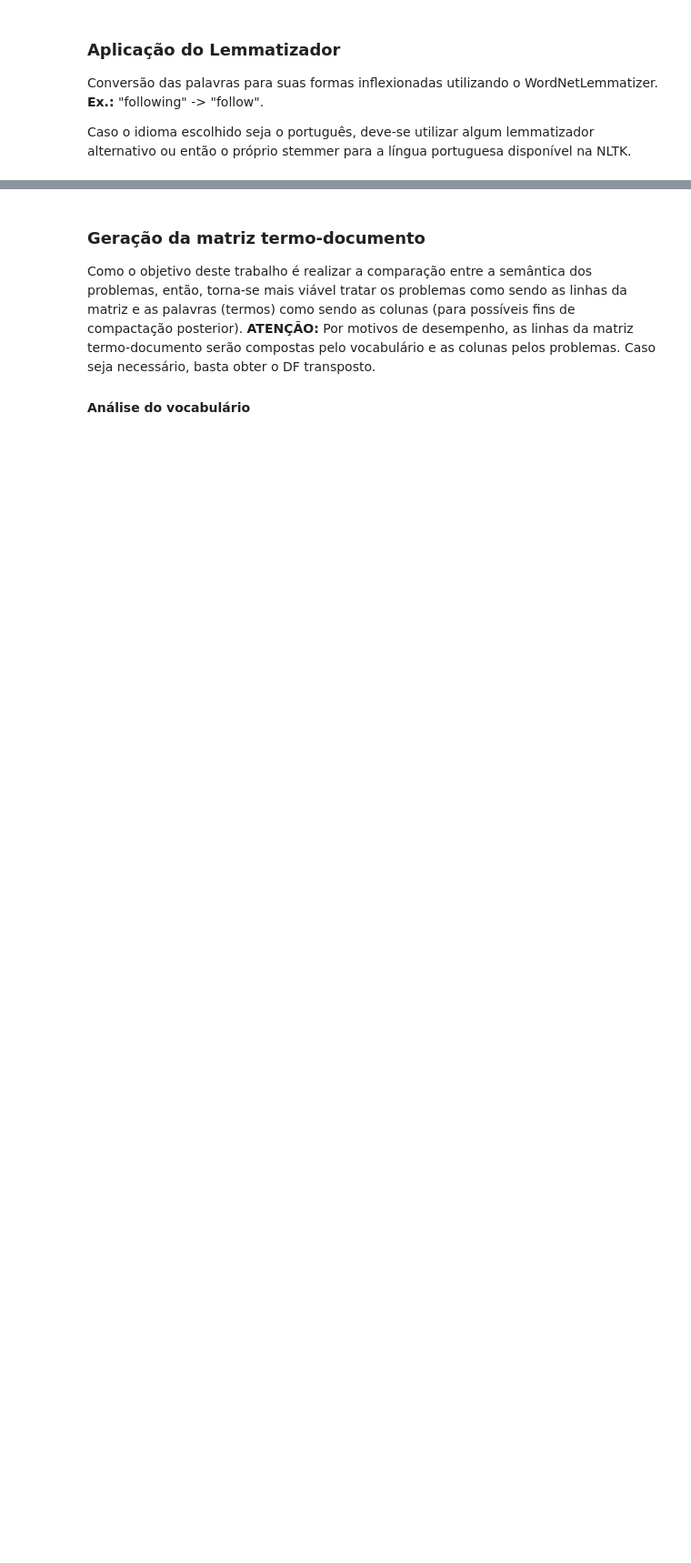
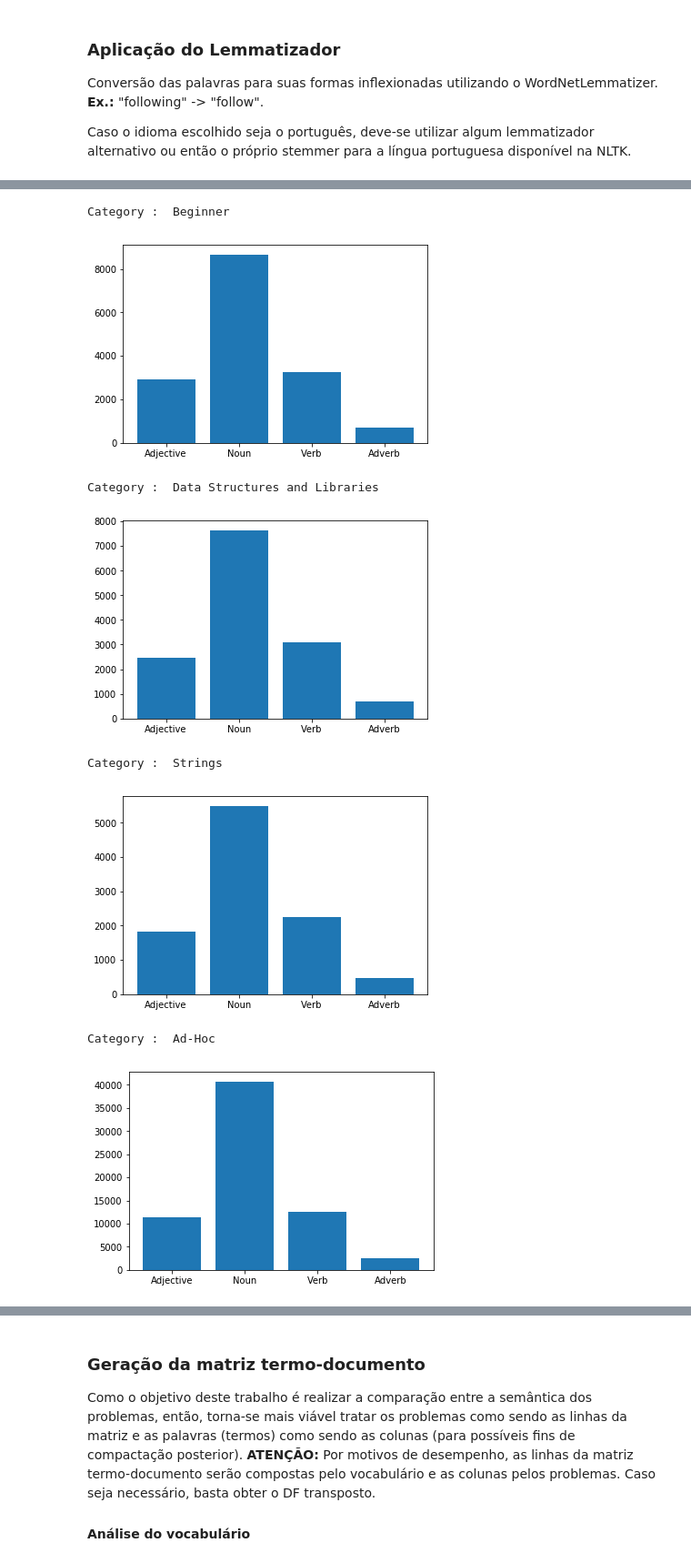
Before and after one commit to mauromascarenhas/PGC_UFABC, a Jupyter notebook: Modeling/Geração do grafo de co-ocorrência - PLN.ipynb, the cells around one changed output, grey strips where cells are left out. Shown at 91% size. Drawn from its saved outputs; the diff is of its cells as text; code cells hidden in the pictures; blank space fills up the shorter version.

```diff
--- a/Modeling/Geração do grafo de co-ocorrência - PLN.ipynb
+++ b/Modeling/Geração do grafo de co-ocorrência - PLN.ipynb
@@ -135,0 +140,31 @@ lemmatized.head()
+# %%
+def count_pos_elements(row, d):
+    for val in row["problem"]:
+        d[to_wn_pos(val)] = d[to_wn_pos(val)] + 1
+
+categories = rawDataDF["category"].unique()
+
+for cat in categories:
+    count = {
+        nltk.corpus.wordnet.ADJ : 0,
+        nltk.corpus.wordnet.NOUN : 0,
+        nltk.corpus.wordnet.VERB : 0,
+        nltk.corpus.wordnet.ADV : 0
+    }
+
+    lemmatized.loc[rawDataDF[rawDataDF["category"] == cat].index].apply(lambda x : count_pos_elements(x, count), axis = 1)
+
+    plt.bar(range(len(count)), list(count.values()), align = "center")
+    plt.xticks(range(len(count)), ["Adjective" if pos_t == 'a' else "Noun" if pos_t == 'n' else "Verb" if pos_t == 'v' else "Adverb" for pos_t in count.keys()])
+
+    print("Category : ", cat)
+    plt.show()
+# %% [output]
+Category :  Beginner
+[figure, added]
+Category :  Data Structures and Libraries
+[figure, added]
+Category :  Strings
+[figure, added]
+Category :  Ad-Hoc
+[figure, added]
```
Also changed, not shown: parts of 7 cells of this notebook, 2 other files.
